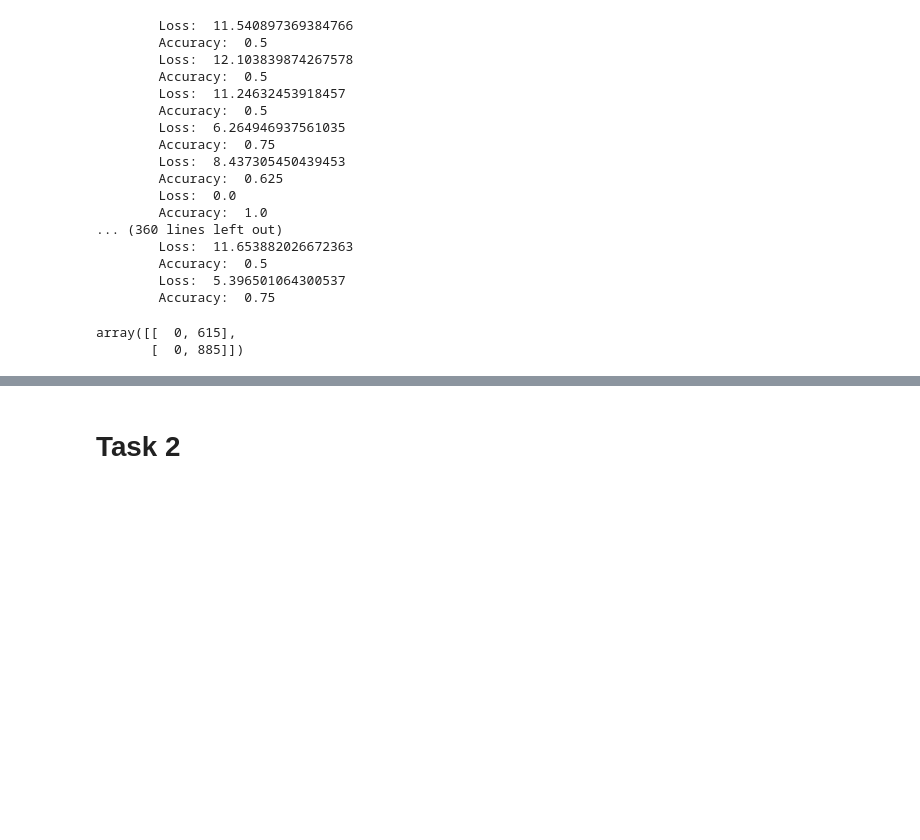
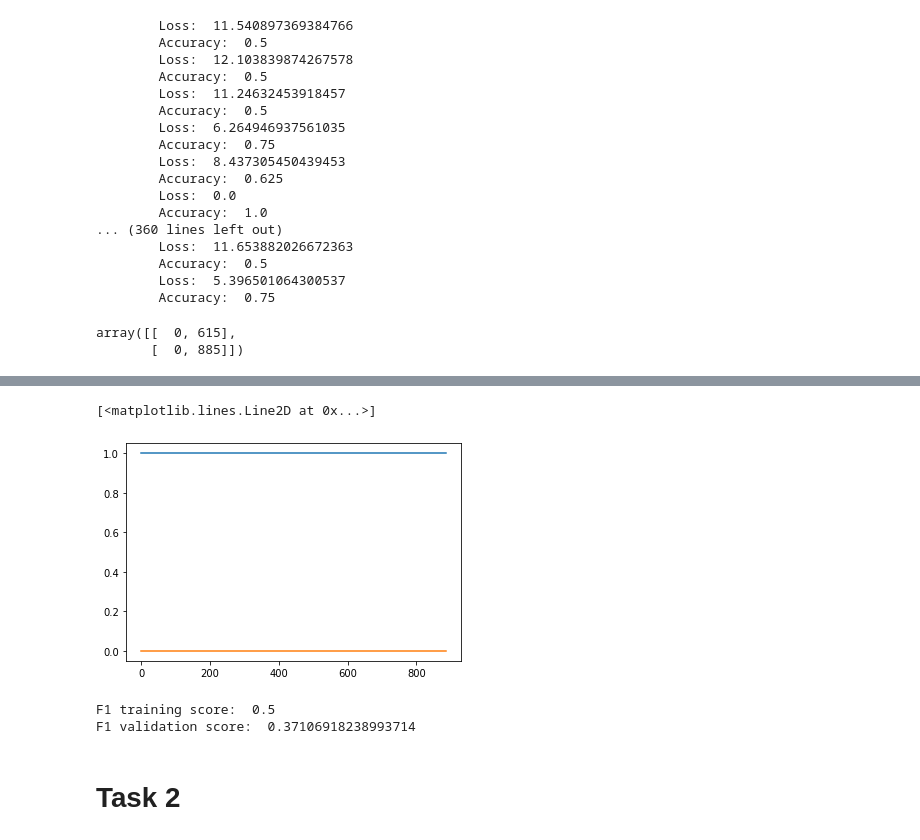
Before and after one commit to khaqan-ashraf/msds19019_COVID19_DLSpring2020, a Jupyter notebook: covid19_classification.ipynb, the cells around one changed output, grey strips where cells are left out. Saved outputs shown, nothing was run; the diff lists cells and outputs as text; code cells hidden in the pictures; blank space fills up the shorter version.

```diff
--- a/covid19_classification.ipynb
+++ b/covid19_classification.ipynb
@@ -469,3 +542,15 @@ torch.save(data, '/content/gdrive/My Drive/test_resnet_fc.pth')
+# %%
+plt.plot(range(len(train_accuracy_resnet_fc)), train_accuracy_resnet_fc)
+plt.plot(range(len(train_loss_resnet_fc)), train_loss_resnet_fc)
+# %% [output]
+[<matplotlib.lines.Line2D at 0x...>]
+[figure, added]
+# %%
+print('F1 training score: ', f1(train_confusion_resnet_fc))
+print('F1 validation score: ', f1(validation_confusion_resnet_fc))
+# %% [output]
+F1 training score:  0.5
+F1 validation score:  0.37106918238993714
 # %% [markdown]
 # Task 2
 # %% [markdown]
```
Also changed, not shown: parts of 19 cells of this notebook.
